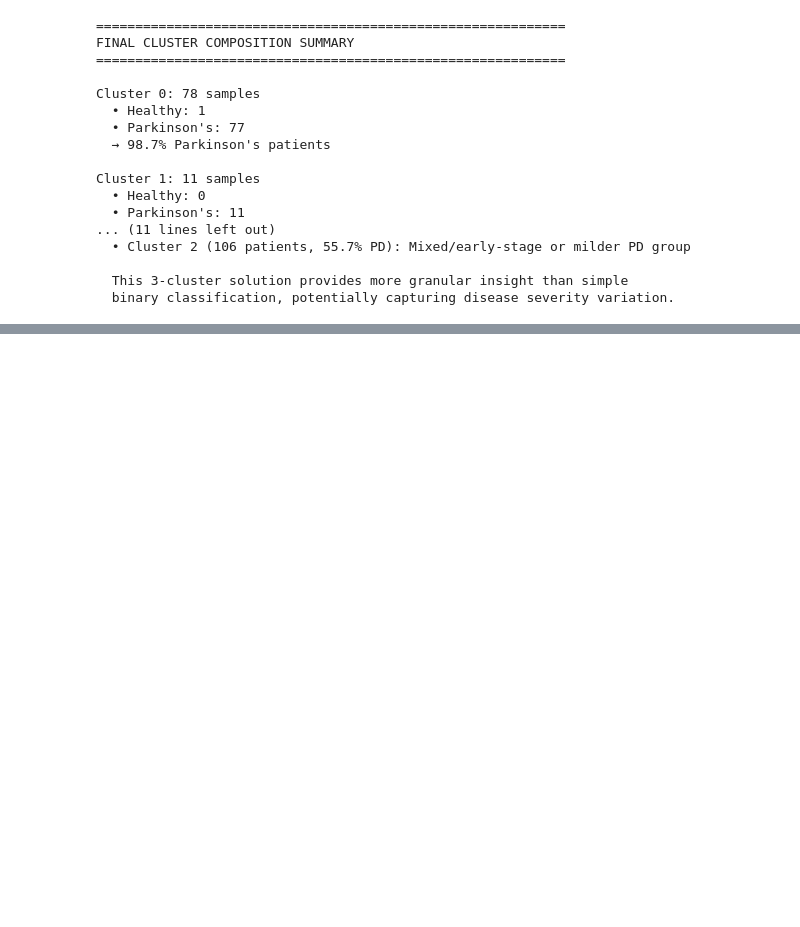
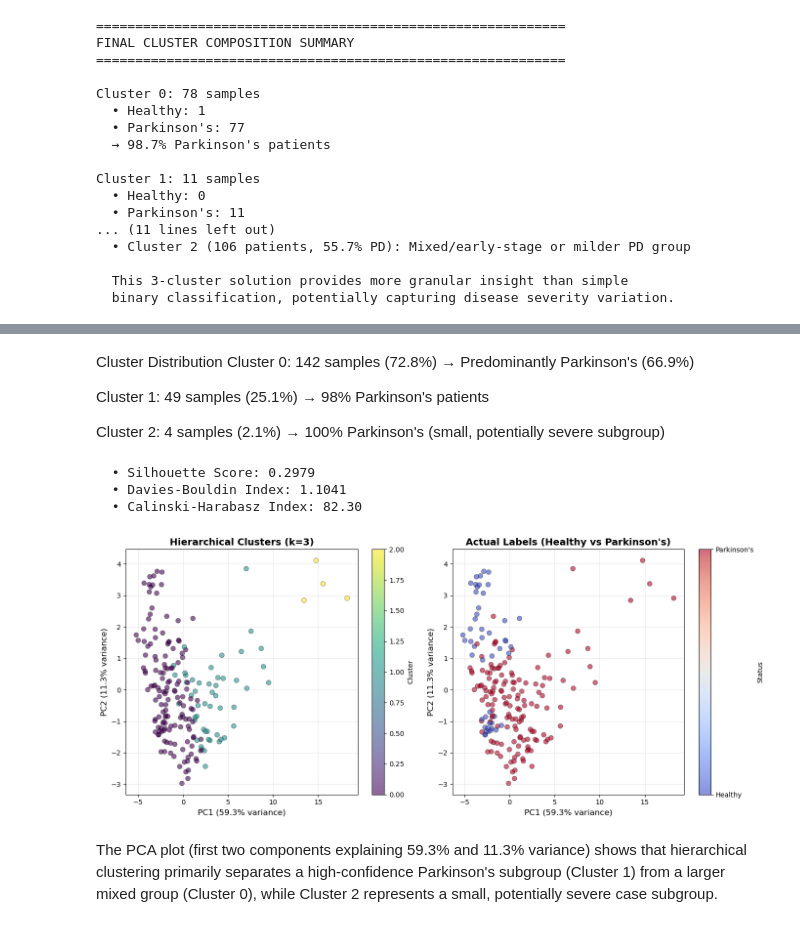
Before and after one commit to TashyLela/Parkinson-s-Disease-Classification-Project, a Jupyter notebook: notebooks/Data Preprocessing.ipynb, the cells around one changed output, grey strips where cells are left out. Drawn from its saved outputs; the diff is of its cells as text; code cells hidden in the pictures; blank space fills up the shorter version.

```diff
--- a/notebooks/Data Preprocessing.ipynb
+++ b/notebooks/Data Preprocessing.ipynb
@@ -352,0 +389,20 @@ Cluster 1: 11 samples
+# %%
+# Fit Agglomerative Clustering
+hier_clustering = AgglomerativeClustering(
+    n_clusters=optimal_k_hier,
+    linkage='ward',
+    metric='euclidean'
+)
+hier_labels = hier_clustering.fit_predict(X_scaled)
+
+print(f"\nModel Summary:")
+print(f"  • Number of clusters: {optimal_k_hier}")
+print(f"  • Linkage method: Ward")
+print(f"  • Distance metric: Euclidean")
+print(f"  • Number of samples: {len(hier_labels)}")
+
+# Cluster distribution
+print("\nCluster Distribution:")
+unique, counts = np.unique(hier_labels, return_counts=True)
+for i, count in zip(unique, counts):
+    print(f"  • Cluster {i}: {count} samples ({count/len(hier_labels)*100:.1f}%)")
@@ -352,0 +420,58 @@ Cluster 1: 11 samples
+# %% [markdown]
+Cluster Distribution
+Cluster 0: 142 samples (72.8%) → Predominantly Parkinson's (66.9%)
+
+Cluster 1: 49 samples (25.1%) → 98% Parkinson's patients
+
+Cluster 2: 4 samples (2.1%) → 100% Parkinson's (small, potentially severe subgroup)
+# %%
+# Evaluation Metrics (Original Data)
+
+sil_hier = silhouette_score(X_scaled, hier_labels)
+dbi_hier = davies_bouldin_score(X_scaled, hier_labels)
+chi_hier = calinski_harabasz_score(X_scaled, hier_labels)
+
+print(f"  • Silhouette Score: {sil_hier:.4f}")
+print(f"  • Davies-Bouldin Index: {dbi_hier:.4f}")
+print(f"  • Calinski-Harabasz Index: {chi_hier:.2f}")
+# %% [output]
+  • Silhouette Score: 0.2979
+  • Davies-Bouldin Index: 1.1041
+  • Calinski-Harabasz Index: 82.30
+# %%
+# PCA Visualization
+
+# Use existing PCA transform from K-Means section (X_pca)
+# pca_hier = PCA(n_components=2)
+# X_pca_hier = pca_hier.fit_transform(X_scaled)
+# explained_variance_hier = pca_hier.explained_variance_ratio_
+
+# Create visualization
+fig, axes = plt.subplots(1, 2, figsize=(14, 6))
+
+# Plot 1: Hierarchical clusters in PCA space
+scatter1 = axes[0].scatter(X_pca[:, 0], X_pca[:, 1], c=hier_labels, cmap='viridis',
+                            alpha=0.6, s=50, edgecolors='black', linewidth=0.5)
+axes[0].set_xlabel(f'PC1 ({explained_variance[0]*100:.1f}% variance)', fontsize=12)
+axes[0].set_ylabel(f'PC2 ({explained_variance[1]*100:.1f}% variance)', fontsize=12)
+axes[0].set_title(f'Hierarchical Clusters (k={optimal_k_hier})', fontsize=14, fontweight='bold')
+axes[0].grid(True, alpha=0.3)
+plt.colorbar(scatter1, ax=axes[0], label='Cluster')
+
+# Plot 2: Actual labels for comparison
+scatter2 = axes[1].scatter(X_pca[:, 0], X_pca[:, 1], c=actual_labels, cmap='coolwarm',
+                            alpha=0.6, s=50, edgecolors='black', linewidth=0.5)
+axes[1].set_xlabel(f'PC1 ({explained_variance[0]*100:.1f}% variance)', fontsize=12)
+axes[1].set_ylabel(f'PC2 ({explained_variance[1]*100:.1f}% variance)', fontsize=12)
+axes[1].set_title('Actual Labels (Healthy vs Parkinson\'s)', fontsize=14, fontweight='bold')
+axes[1].grid(True, alpha=0.3)
+cbar = plt.colorbar(scatter2, ax=axes[1], label='Status')
+cbar.set_ticks([0, 1])
+cbar.set_ticklabels(['Healthy', "Parkinson's"])
+
+plt.tight_layout()
+plt.show()
+# %% [output]
+[figure, added]
+# %% [markdown]
+The PCA plot (first two components explaining 59.3% and 11.3% variance) shows that hierarchical clustering primarily separates a high-confidence Parkinson's subgroup (Cluster 1) from a larger mixed group (Cluster 0), while Cluster 2 represents a small, potentially severe case subgroup.
```
Also changed, not shown: parts of 9 cells of this notebook.
